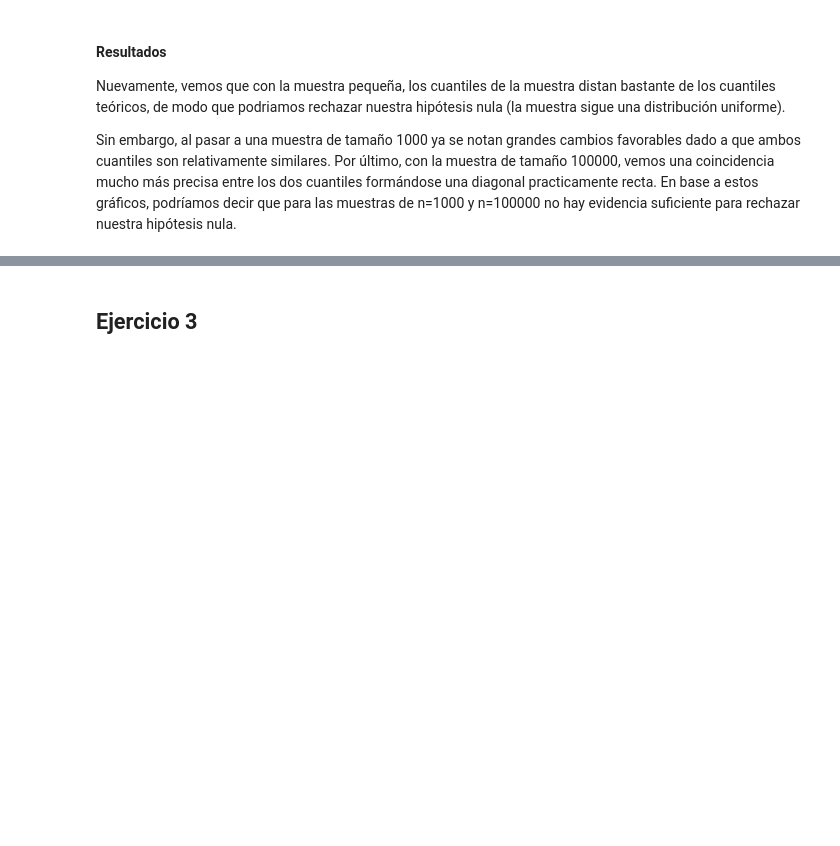
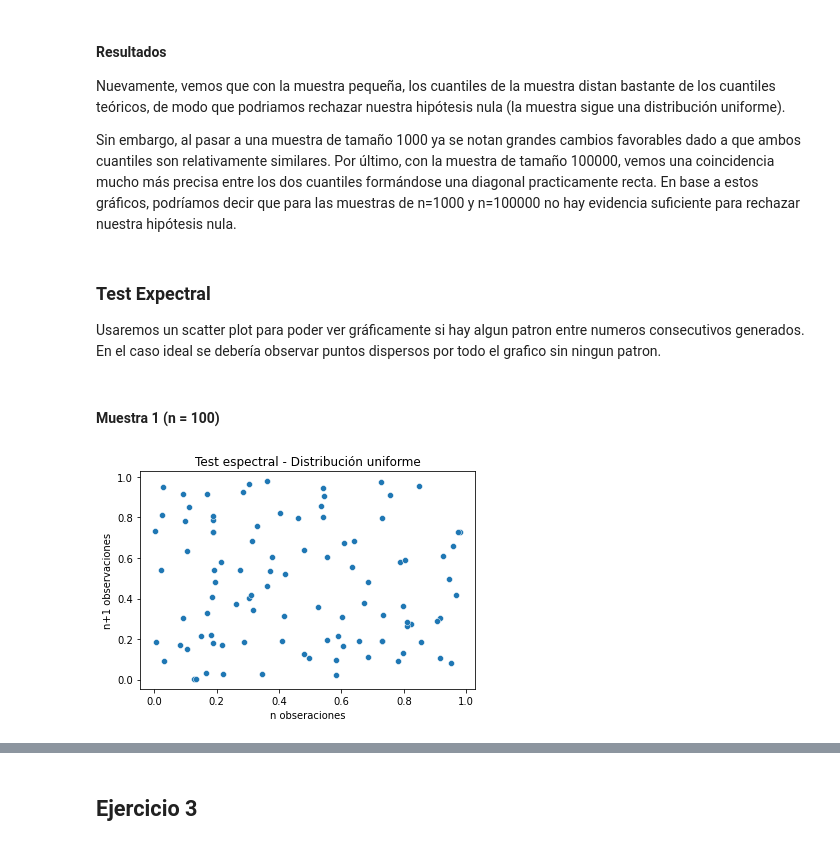
Before and after one commit to delpinor/tp-simulacion, a Jupyter notebook: TP1/ej_01.ipynb, the cells around one changed output, grey strips where cells are left out. Drawn from its saved outputs; the diff is of its cells as text; code cells hidden in the pictures; blank space fills up the shorter version.

Commit message:
Ej 1 terminado y test agregado en ej 2

```diff
--- a/TP1/ej_01.ipynb
+++ b/TP1/ej_01.ipynb
@@ -83,4 +86,0 @@ Ahora vemos si hay algun patrón en la distribución.
-# %%
-limit=1000
-n_obs = observaciones[:limit]
-n_plus_1_obs = observaciones[1:limit+1]
@@ -373,3 +344,23 @@ qq_plot(muestra3)
 Nuevamente, vemos que con la muestra pequeña, los cuantiles de la muestra distan bastante de los cuantiles teóricos, de modo que podriamos rechazar nuestra hipótesis nula (la muestra sigue una distribución uniforme).
 
 Sin embargo, al pasar a una muestra de tamaño 1000 ya se notan grandes cambios favorables dado a que ambos cuantiles son relativamente similares. Por último, con la muestra de tamaño 100000, vemos una coincidencia mucho más precisa entre los dos cuantiles formándose una diagonal practicamente recta. En base a estos gráficos, podríamos decir que para las muestras de n=1000 y n=100000 no hay evidencia suficiente para rechazar nuestra hipótesis nula.
+# %% [markdown]
+### Test Expectral
+
+Usaremos un scatter plot para poder ver gráficamente si hay algun patron entre numeros consecutivos generados. En el caso ideal se debería observar puntos dispersos por todo el grafico sin ningun patron.
+# %%
+# Grafica el scatter Plot
+def scatter_plot(muestra):
+  length = len(muestra)
+  n_obs = observaciones[:length - 1]
+  n_plus_1_obs = observaciones[1:length]
+
+  sns_scat=sns.scatterplot(x=n_obs, y=n_plus_1_obs).set(xlabel='n obseraciones', ylabel='n+1 observaciones')
+  plt.title('Test espectral - Distribución uniforme')
+  plt.show()
+# %% [markdown]
+#### Muestra 1 (n = 100)
+# %%
+scatter_plot(muestra1)
+# %% [output]
+[figure, added]
```
Also changed, not shown: parts of 93 cells of this notebook.
